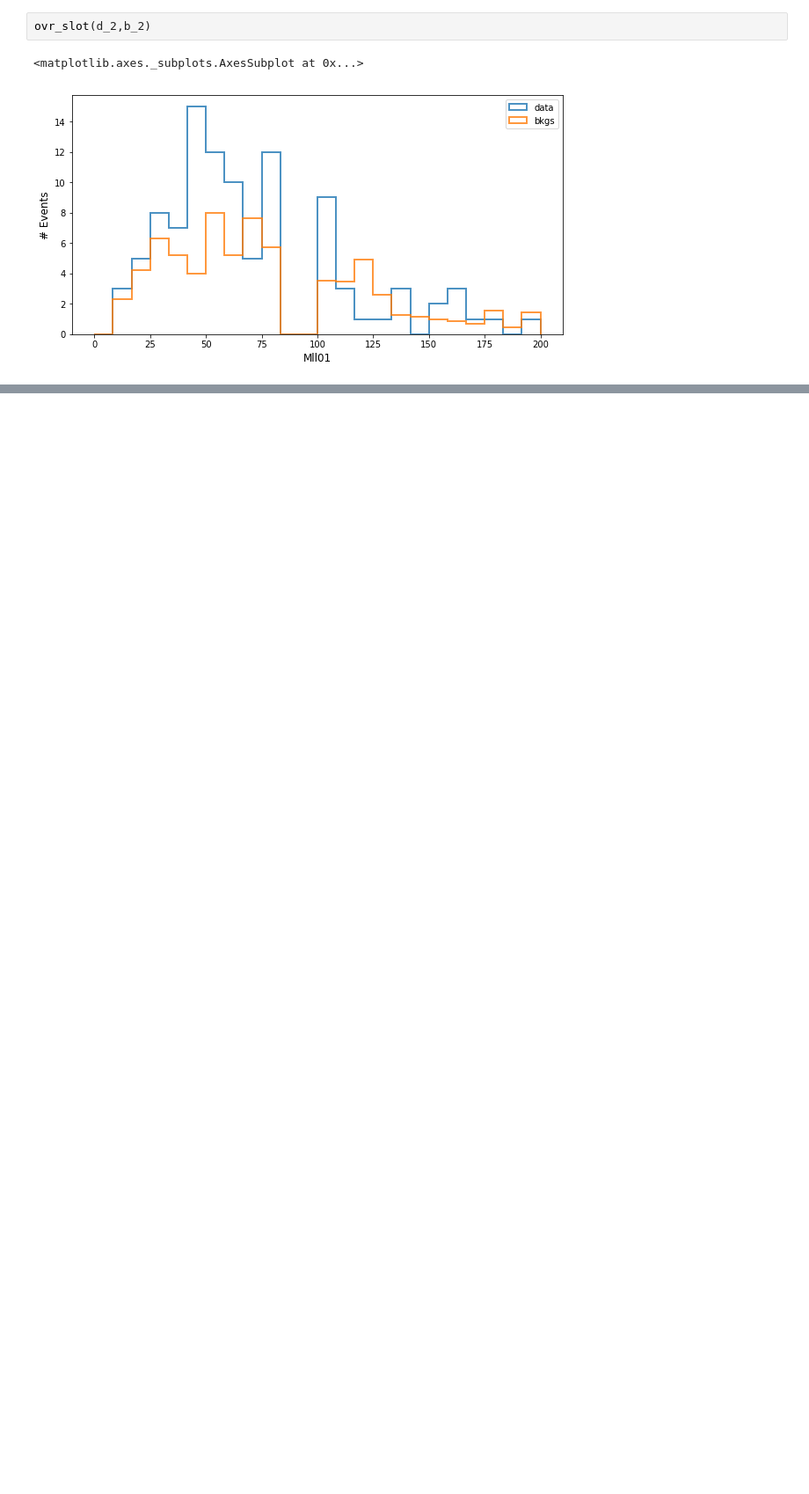
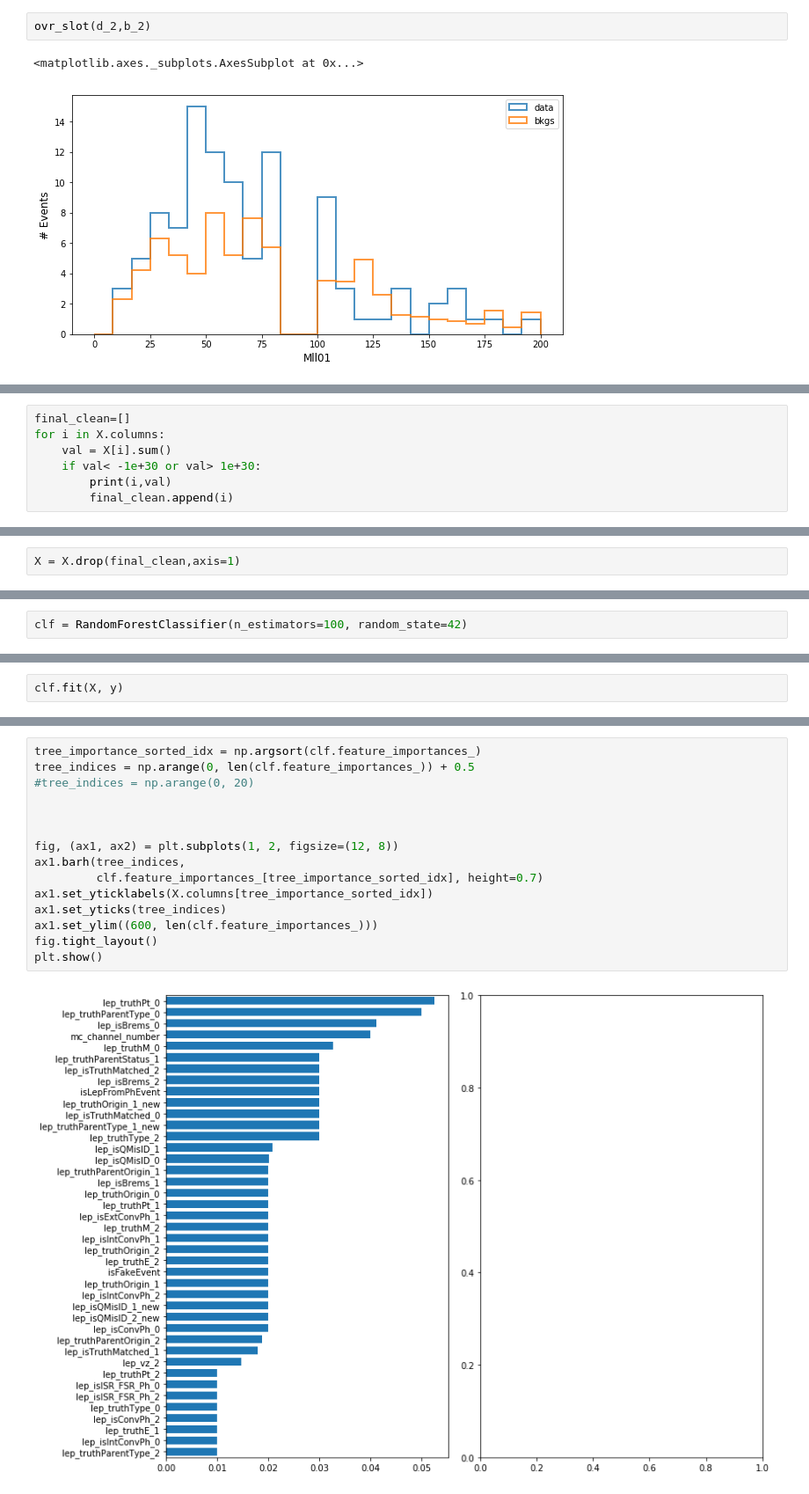
Before and after one commit to grevtsovkirill/trilep_res_anomaly_nn, a Jupyter notebook: display_effect.ipynb, the cells around one changed output, grey strips where cells are left out. Shown at 88% size. Saved outputs shown, nothing was run; the diff lists cells and outputs as text; blank space fills up the shorter version.

Commit message:
create combined dataset, clean part of unnecessary features and run the feature importance ranking

```diff
--- a/display_effect.ipynb
+++ b/display_effect.ipynb
@@ -148,0 +229,7 @@ feature.str.find('UP')
+# %%
+final_clean=[]
+for i in X.columns:
+    val = X[i].sum()
+    if val< -1e+30 or val> 1e+30:
+        print(i,val)
+        final_clean.append(i)
@@ -148,0 +240,2 @@ feature.str.find('UP')
+# %%
+X = X.drop(final_clean,axis=1)
@@ -148,0 +246,2 @@ feature.str.find('UP')
+# %%
+clf = RandomForestClassifier(n_estimators=100, random_state=42)
@@ -148,0 +256,2 @@ feature.str.find('UP')
+# %%
+clf.fit(X, y)
@@ -148,0 +265,17 @@ feature.str.find('UP')
+# %%
+tree_importance_sorted_idx = np.argsort(clf.feature_importances_)
+tree_indices = np.arange(0, len(clf.feature_importances_)) + 0.5
+#tree_indices = np.arange(0, 20)
+
+
+
+fig, (ax1, ax2) = plt.subplots(1, 2, figsize=(12, 8))
+ax1.barh(tree_indices,
+         clf.feature_importances_[tree_importance_sorted_idx], height=0.7)
+ax1.set_yticklabels(X.columns[tree_importance_sorted_idx])
+ax1.set_yticks(tree_indices)
+ax1.set_ylim((600, len(clf.feature_importances_)))
+fig.tight_layout()
+plt.show()
+# %% [output]
+[figure, added]
```
Also changed, not shown: parts of 27 cells of this notebook.
